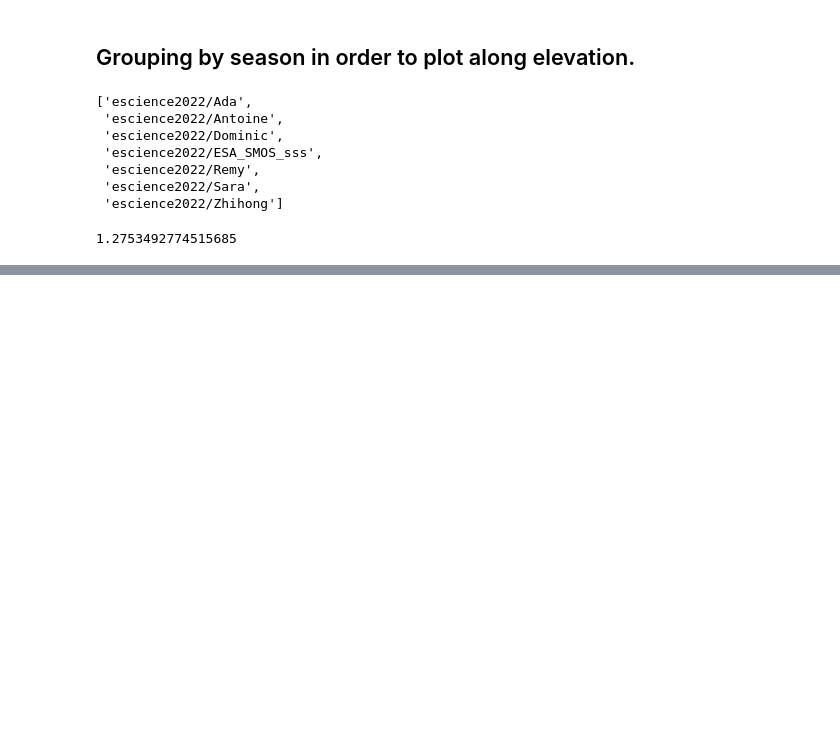
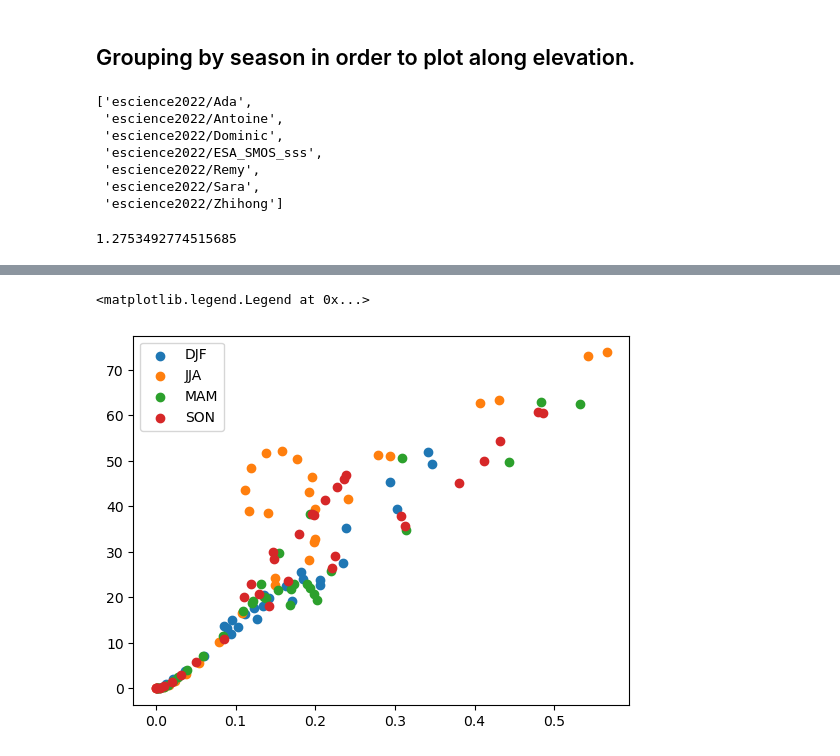
Before and after one commit to eScience-course/-Tjaernoe2022-group1, a Jupyter notebook: notebooks/Stefan/N100 Model vs SO4.ipynb, the cells around one changed output, grey strips where cells are left out. Saved outputs shown, nothing was run; the diff lists cells and outputs as text; code cells hidden in the pictures; blank space fills up the shorter version.

Commit message:
plots

```diff
--- a/notebooks/Stefan/N100 Model vs SO4.ipynb
+++ b/notebooks/Stefan/N100 Model vs SO4.ipynb
@@ -74,3 +74,10 @@ ds_aero = xr.open_mfdataset(list_of_s3_obj)
 import matplotlib.pyplot as plt
 # %%
 ds =xr.merge([ds,ds_aero])
+# %%
+ds_season = ds.groupby('time.season').mean()
+ds_season['SO4_tot'].attrs['units'] = 'ug/m3'
+ds_season['SO4_tot'].attrs['long_name'] = 'Total Sulphate Concentration'
+ds_season['N100'].attrs['units'] = 'm$^-3$'
+ds_season['N100'].attrs['long_name'] = 'N$_100$'
+ds_season
@@ -76,0 +102,10 @@ ds =xr.merge([ds,ds_aero])
+# %%
+for seas in ds_season.season:
+    plt.scatter(x = ds_season['SO4_tot'].sel(season=seas,location = 'Zeppelin'),
+                y = ds_season['N100'].sel(season=seas,location = 'Zeppelin'),
+                label=seas.values)
+
+plt.legend()
+# %% [output]
+<matplotlib.legend.Legend at 0x...>
+[figure, added]
```
Also changed, not shown: parts of 14 cells of this notebook, 1 other file.
